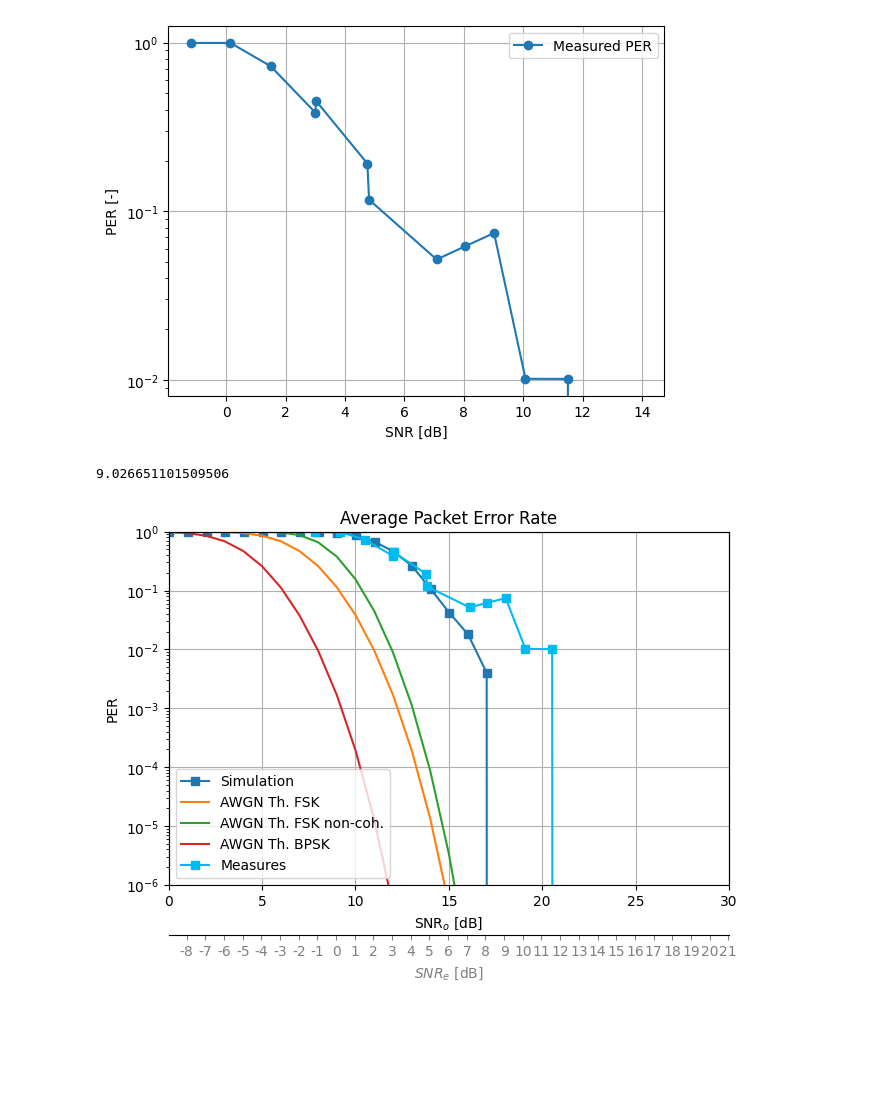
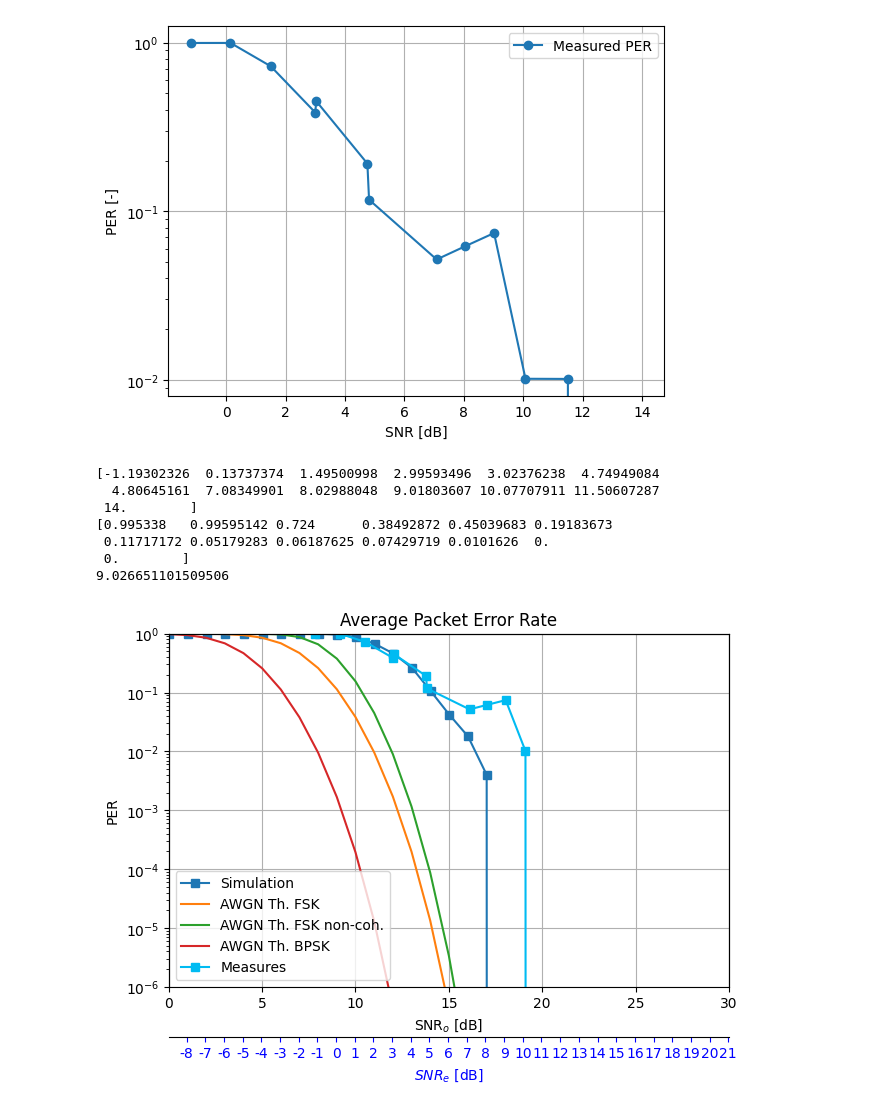
Before and after one commit to colinrenard/LELEC210X, a Jupyter notebook: telecom/hands_on_measurements/gr-fsk/apps/data_PER_SNR/GroupH_calculate_PER_SNR.ipynb, the cells around one changed output. Drawn from its saved outputs; the diff is of its cells as text; code cells hidden in the pictures; blank space fills up the shorter version.

```diff
--- a/telecom/hands_on_measurements/gr-fsk/apps/data_PER_SNR/GroupH_calculate_PER_SNR.ipynb
+++ b/telecom/hands_on_measurements/gr-fsk/apps/data_PER_SNR/GroupH_calculate_PER_SNR.ipynb
@@ -99,37 +99,51 @@ PER_Simu = np.load("PER curve - Simulation.npy")
 fig, ax = plt.subplots(constrained_layout=True)
 
 ProcessBlue = "#00BBF2"
+
+
+
+print(SNR_mes)
+print(PER_mes)
+# Retrieves 5 erros in 11dB : systematic
+PER_mes[-2] = 0
+
 
 ax.plot()
 
 ax.plot(SNR_simu, PER_Simu, "-s", label="Simulation")
 ax.plot(SNR_th, PER_Th_FSK, label="AWGN Th. FSK")
 ax.plot(SNR_th,PER_Th_FSK_noncoh,label="AWGN Th. FSK non-coh.")
 ax.plot(SNR_th, PER_Th_BPSK, label="AWGN Th. BPSK")
 ax.plot(SNR_mes+shift_SNR_out, PER_mes, "-s", color=ProcessBlue, label="Measures")
 ax.set_ylabel("PER")
 ax.set_xlabel("SNR$_{o}$ [dB]")
 ax.set_yscale("log")
 ax.set_ylim((1e-6, 1))
 ax.set_xlim((0, 30))
 ax.grid(True)
 ax.set_title("Average Packet Error Rate")
 ax.legend(loc="lower left")
 
 ax2 = ax.twiny()
 # ax2.set_xticks(SNR_simu)
 ax2.set_xticks(SNR_e)
 ax2.set_xticklabels(SNRs_dB)
 ax2.xaxis.set_ticks_position("bottom")
 ax2.xaxis.set_label_position("bottom")
 ax2.spines["bottom"].set_position(("outward", 36))
 # ax2.set_xlabel('SNR [dB]')
 ax2.set_xlabel(r"$SNR_e$ [dB]")
 ax2.set_xlim(ax.get_xlim())
-ax2.xaxis.label.set_color("gray")
-ax2.tick_params(axis="x", colors="gray")
+ax2.xaxis.label.set_color("b")
+ax2.tick_params(axis="x", colors="b")
 plt.savefig("PER_SNR_Th_Sim_Meas.pdf")
 print(shift_SNR_out)
 # %% [output]
+[-1.19302326  0.13737374  1.49500998  2.99593496  3.02376238  4.74949084
+  4.80645161  7.08349901  8.02988048  9.01803607 10.07707911 11.50607287
+ 14.        ]
+[0.995338   0.99595142 0.724      0.38492872 0.45039683 0.19183673
+ 0.11717172 0.05179283 0.06187625 0.07429719 0.0101626  0.
+ 0.        ]
 9.026651101509506
-[figure, old version]
+[figure, new version]
```
Also changed, not shown: 22 other files.
